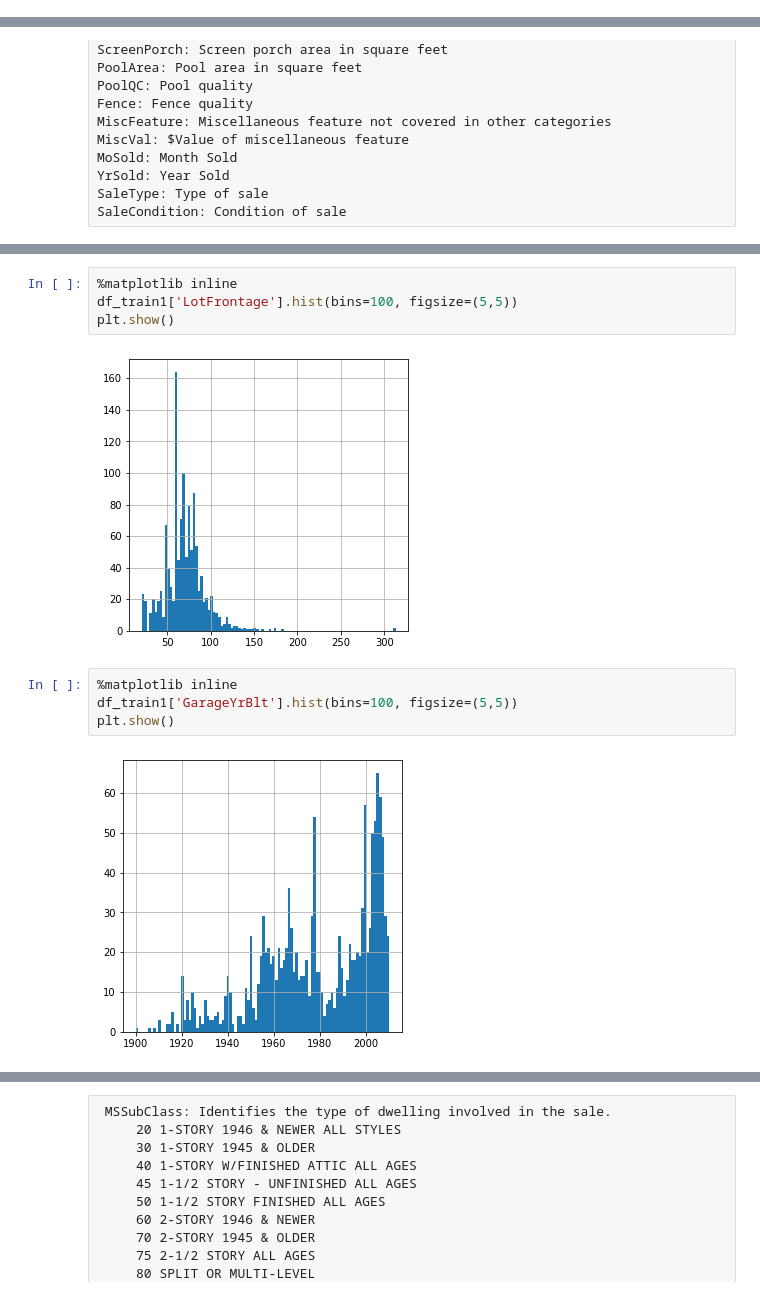
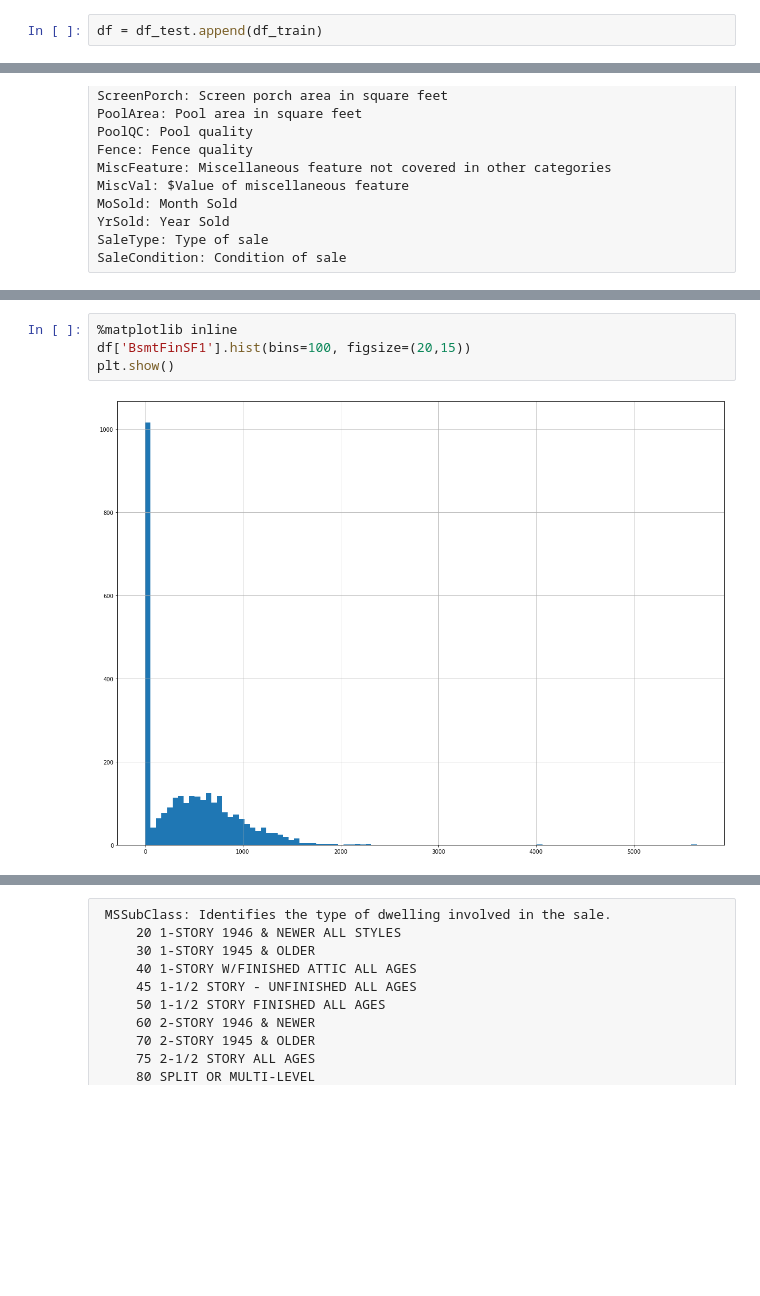
Before and after one commit to miamedra2/House-Prices, a Jupyter notebook: HackDay2.ipynb, the cells around one changed output, grey strips where cells are left out. Saved outputs shown, nothing was run; the diff lists cells and outputs as text; blank space fills up the shorter version.

```diff
--- a/HackDay2.ipynb
+++ b/HackDay2.ipynb
@@ -22 +29,3 @@ df_train = pd.read_csv("1533148642_train.csv")
+# %%
+df = df_test.append(df_train)
 # %%
@@ -220,12 +275,6 @@ dtype: int64
 # %%
 %matplotlib inline
-df_train1['LotFrontage'].hist(bins=100, figsize=(5,5))
+df['BsmtFinSF1'].hist(bins=100, figsize=(20,15))
 plt.show()
 # %% [output]
-[figure, old version]
+[figure, new version]
-# %%
-%matplotlib inline
-df_train1['GarageYrBlt'].hist(bins=100, figsize=(5,5))
-plt.show()
-# %% [output]
-[figure, removed]
```
Also changed, not shown: parts of 36 cells of this notebook.
